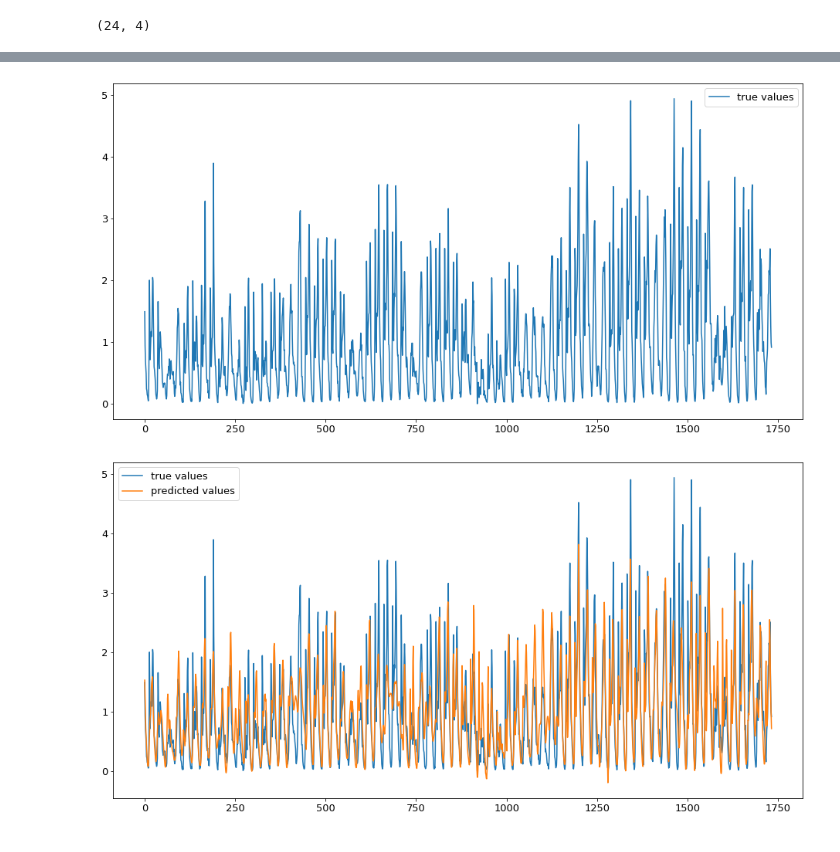
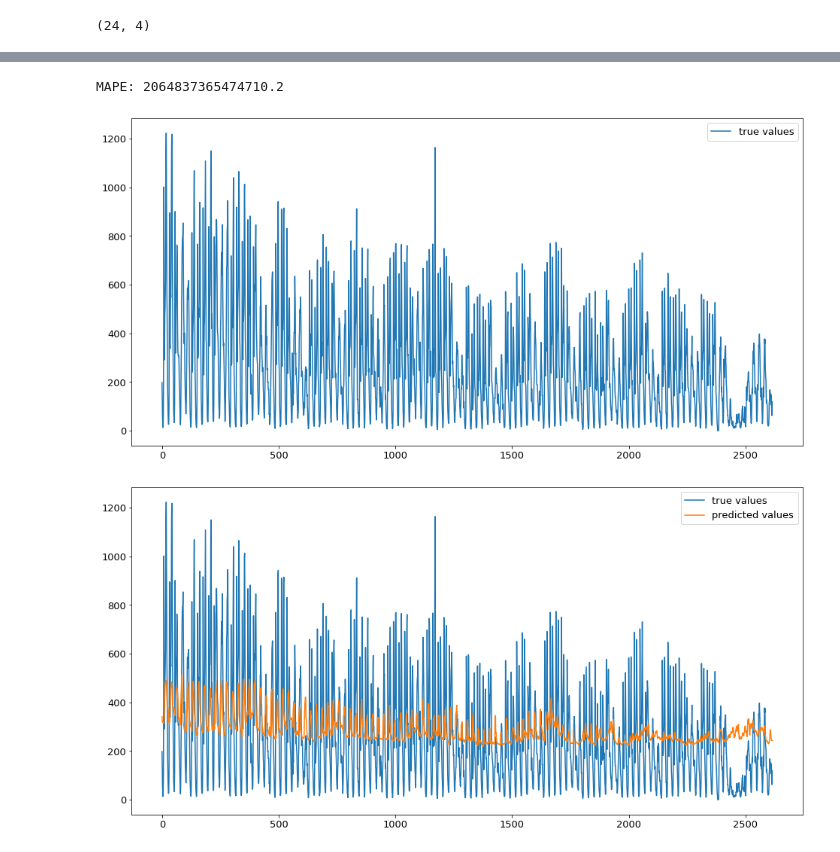
Before and after one commit to dorotheelaugwitz/master-thesis, a Jupyter notebook: prediction_rnn.ipynb, the cells around one changed output, grey strips where cells are left out. Drawn from its saved outputs; the diff is of its cells as text; code cells hidden in the pictures.

Commit message:
Cleanup figures

```diff
--- a/prediction_rnn.ipynb
+++ b/prediction_rnn.ipynb
@@ -50,7 +40,14 @@ SAMPLE_END_DATE = "2015-05-01 23:59:59"
 # %%
 sample_df = combined_df[
     pd.Timestamp(SAMPLE_START_DATE):pd.Timestamp(SAMPLE_END_DATE)
-][["check_ins", "temperature", "humidity", "uv_index", "wind_speed"]].resample("H").mean()
+][["check_ins", "temperature", "humidity", "uv_index", "wind_speed"]].resample("H").agg({
+    "check_ins": "sum",
+    "temperature": "mean",
+    "humidity": "mean",
+    "uv_index": "mean",
+    "wind_speed": "mean"
+})
+sample_df.interpolate(inplace=True)
 
 sample_df.head(3)
 # %% [output]
@@ -75,8 +70,8 @@ sample_df.tail(3)
 feature_columns = ["temperature", "humidity", "uv_index", "wind_speed"]
 label_columns = ["check_ins"]
 
-feature_scaler = StandardScaler()
-label_scaler = StandardScaler()
+feature_scaler = MinMaxScaler()
+label_scaler = MinMaxScaler()
 
 feature_scaler.fit(sample_df[feature_columns])
 label_scaler.fit(sample_df[label_columns])
@@ -136,7 +131,7 @@ lstm_1 = keras.layers.LSTM(
     units=128,
     activation="relu",
     input_shape=input_shape,
-    #return_sequences=True
+    return_sequences=True
 )
 lstm_2 = keras.layers.LSTM(
     units=32,
@@ -173,7 +168,7 @@ history = model.fit(
     train_x,
     train_y,
     validation_split=0.1,
-    epochs=30,
+    epochs=10,
     batch_size=32,
     shuffle=False,
     #verbose=1
@@ -205,17 +203,20 @@ Epoch 30/30
 # %%
 scaled_predictions = model.predict(test_x)
 
-train_y_inv = label_scaler.inverse_transform(train_y)
 test_y_inv = label_scaler.inverse_transform(test_y)
-predictions = label_scaler.inverse_transform(scaled_predictions)[:,0]
+predictions = label_scaler.inverse_transform(scaled_predictions[:,0])
+
+mape = mean_absolute_percentage_error(test_y_inv, predictions)
+print("MAPE: %s" %(mape))
 
 plt.plot(test_y_inv, label="true values")
 plt.legend()
 plt.show()
 plt.plot(test_y_inv, label="true values")
-plt.plot(predictions.flatten(), label="predicted values")
+plt.plot(predictions, label="predicted values")
 plt.legend()
 plt.show()
 # %% [output]
+MAPE: 2064837365474710.2
-[figure, old version]
+[figure, new version]
-[figure, old version]
+[figure, new version]
```
Also changed, not shown: parts of 13 cells of this notebook, 36 other files.
